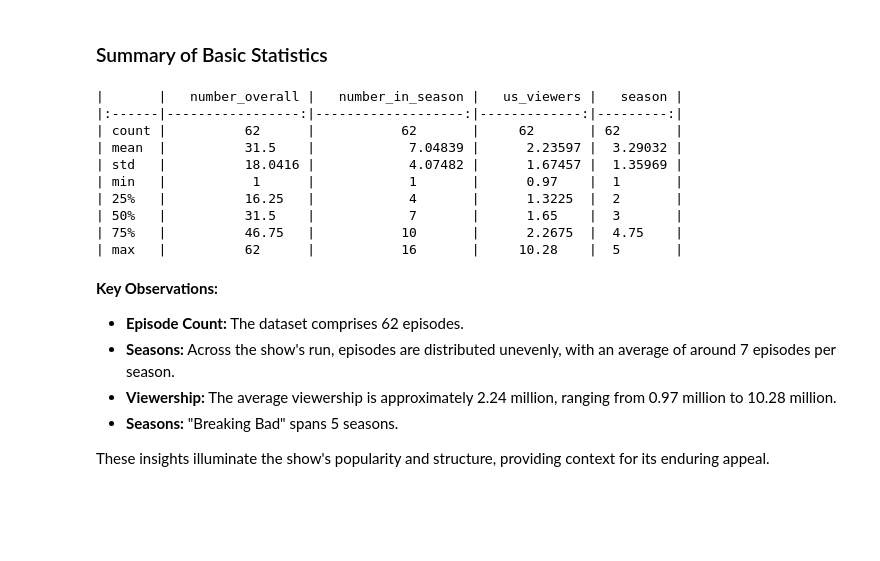
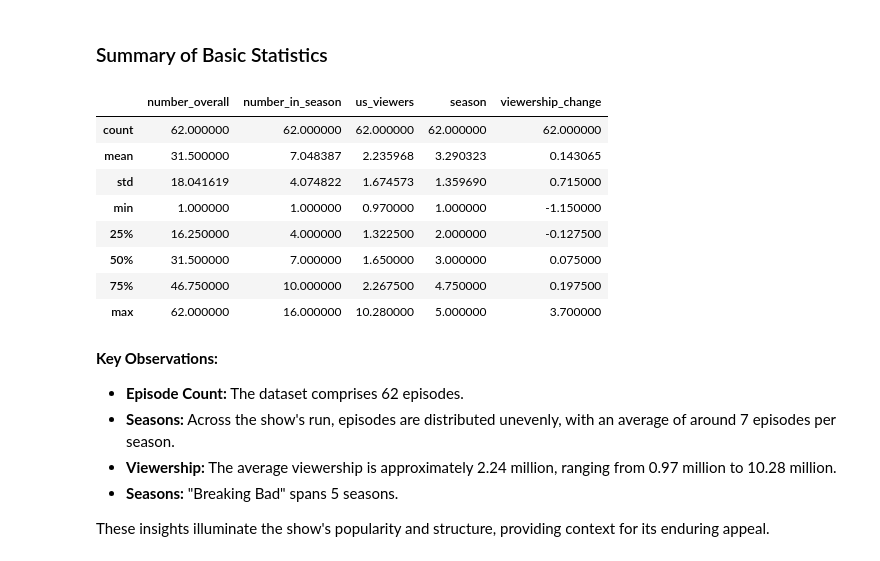
Before and after one commit to AdamJJ00/RR_8_assignment, a Jupyter notebook: src/breaking_bad_viewership_eda.ipynb, the cells around one changed output. Drawn from its saved outputs; the diff is of its cells as text; code cells hidden in the pictures; blank space fills up the shorter version.

Commit message:
correct how descriptive stats shows

```diff
--- a/src/breaking_bad_viewership_eda.ipynb
+++ b/src/breaking_bad_viewership_eda.ipynb
@@ -80,18 +80,17 @@ df.head(10)
 ### Summary of Basic Statistics
 # %%
 summary_stats = df.describe()
-print(summary_stats.to_markdown())
+summary_stats
 # %% [output]
-|       |   number_overall |   number_in_season |   us_viewers |   season |
-|:------|-----------------:|-------------------:|-------------:|---------:|
-| count |          62      |           62       |     62       | 62       |
-| mean  |          31.5    |            7.04839 |      2.23597 |  3.29032 |
-| std   |          18.0416 |            4.07482 |      1.67457 |  1.35969 |
-| min   |           1      |            1       |      0.97    |  1       |
-| 25%   |          16.25   |            4       |      1.3225  |  2       |
-| 50%   |          31.5    |            7       |      1.65    |  3       |
-| 75%   |          46.75   |           10       |      2.2675  |  4.75    |
-| max   |          62      |           16       |     10.28    |  5       |
+|  | number_overall | number_in_season | us_viewers | season | viewership_change |
+| count | 62.000000 | 62.000000 | 62.000000 | 62.000000 | 62.000000 |
+| mean | 31.500000 | 7.048387 | 2.235968 | 3.290323 | 0.143065 |
+| std | 18.041619 | 4.074822 | 1.674573 | 1.359690 | 0.715000 |
+| min | 1.000000 | 1.000000 | 0.970000 | 1.000000 | -1.150000 |
+| 25% | 16.250000 | 4.000000 | 1.322500 | 2.000000 | -0.127500 |
+| 50% | 31.500000 | 7.000000 | 1.650000 | 3.000000 | 0.075000 |
+| 75% | 46.750000 | 10.000000 | 2.267500 | 4.750000 | 0.197500 |
+| max | 62.000000 | 16.000000 | 10.280000 | 5.000000 | 3.700000 |
 # %% [markdown]
 **Key Observations:**
 
```
Also changed, not shown: parts of 1 cell of this notebook, 1 other file.
